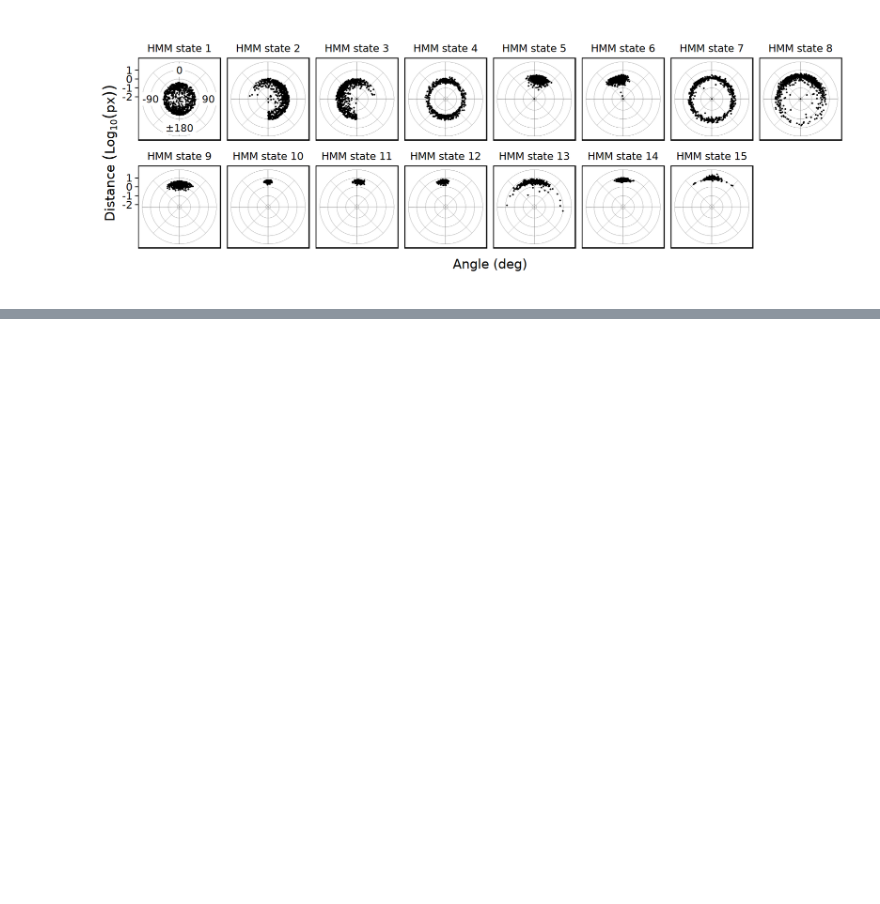
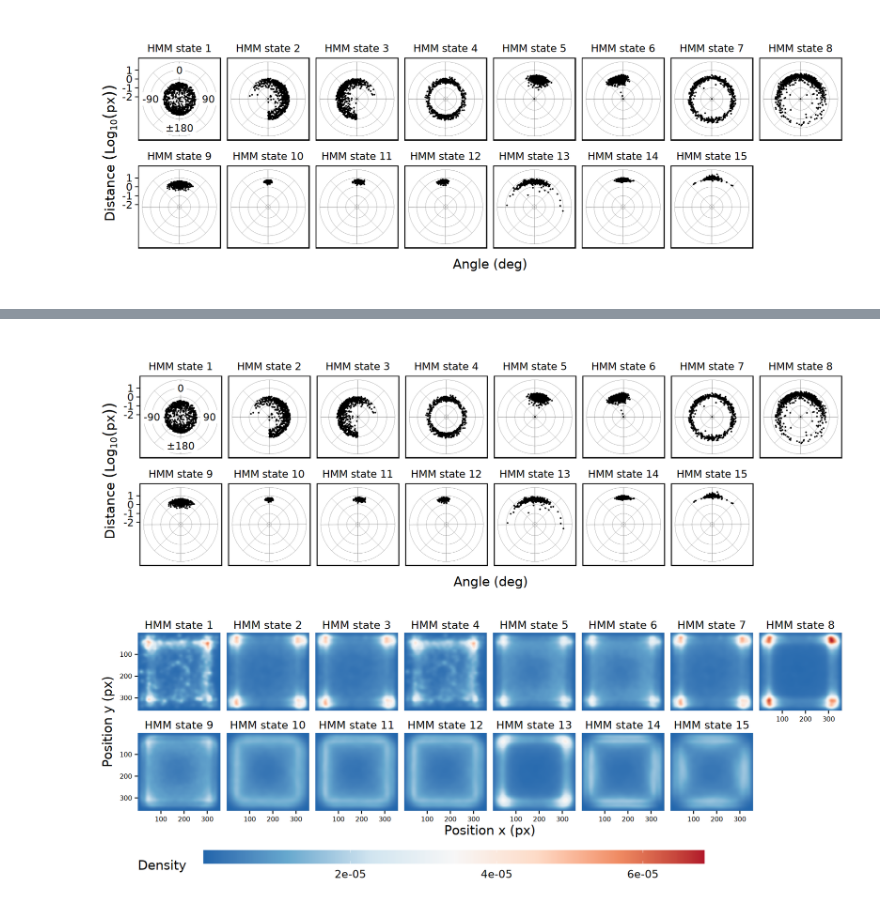
Before and after one commit to birneylab/medaka_behaviour_pilot, a Jupyter notebook: figures_and_tables/fig4/fig4.ipynb, the cells around one changed output, grey strips where cells are left out. Saved outputs shown, nothing was run; the diff lists cells and outputs as text; code cells hidden in the pictures; blank space fills up the shorter version.

```diff
--- a/figures_and_tables/fig4/fig4.ipynb
+++ b/figures_and_tables/fig4/fig4.ipynb
@@ -45,7 +45,7 @@ A data.table: 4 × 4
 | 1 | 1 | -90 | -90 |
 | 1 | 1 | 180 | ±180 |
 # %%
-p <- ggplot() +
+p1 <- ggplot() +
     geom_label(data = annot_df, aes(x = angle, y = distance, label = label), size = 5, label.size = NA) +
     geom_point(data = plt_df, aes(x = angle/pi*180, y = log10(distance)), size = 0.1) +
     coord_polar(start = pi) +
@@ -77,0 +142,7 @@ ggsave(
+# %%
+p <- plot_grid(p1, p2, nrow = 2, align = "vertical", axis = "lr")
+# %%
+options(repr.plot.width = 15, repr.plot.height = 11)
+p
+# %% [output]
+[figure, added]
```
Also changed, not shown: parts of 9 cells of this notebook, 3 other files.
